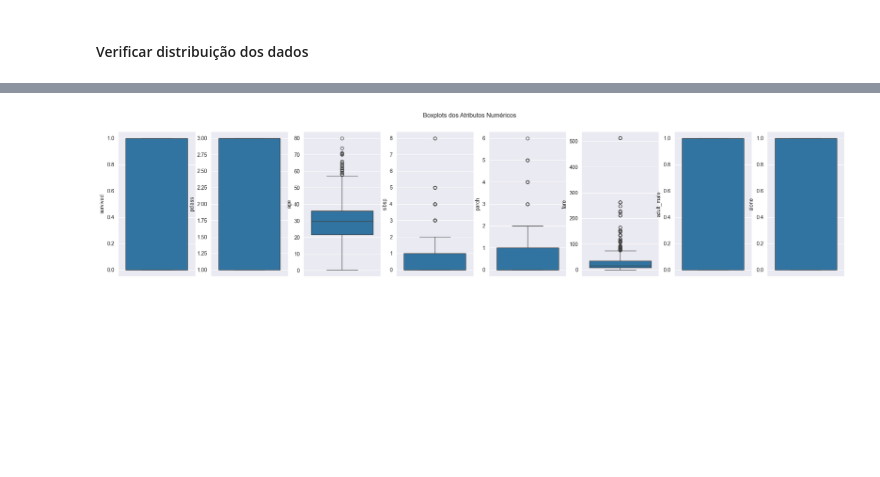
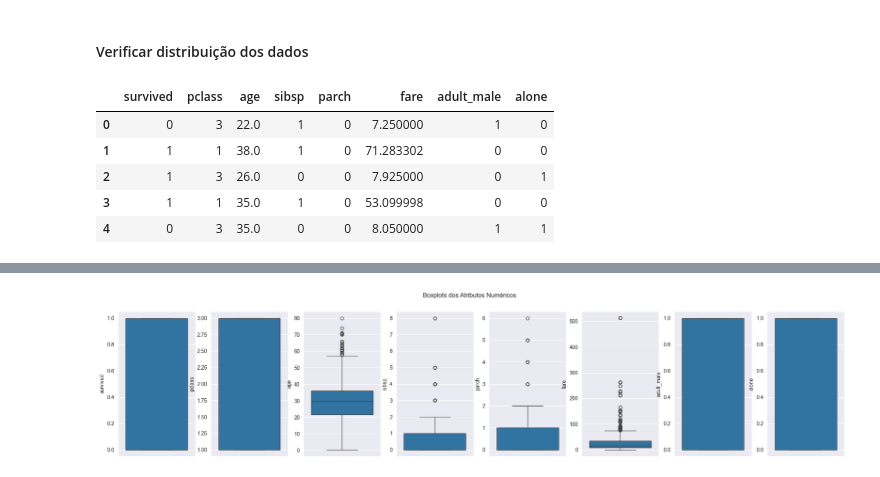
Before and after one commit to mariotlemes/pos-NLP, a Jupyter notebook: src/M3-estudo/python_para_processamento_dados_estudo_de_caso.ipynb, the cells around one changed output, grey strips where cells are left out. Cells and saved outputs as stored; diff of their text form; code cells hidden in the pictures; blank space fills up the shorter version.

```diff
--- a/src/M3-estudo/python_para_processamento_dados_estudo_de_caso.ipynb
+++ b/src/M3-estudo/python_para_processamento_dados_estudo_de_caso.ipynb
@@ -488,6 +488,21 @@ plt.show()
 #### Verificar distribuição dos dados
 # %%
 numericos = titanic.select_dtypes(include=['int', 'float', 'bool'])
+
+# selecionar colunas booleanas (adult_male e alone)
+bool_columns = numericos.select_dtypes(include='bool').columns
+
+# transformar as colunas booleanas em inteiro de 8 bits
+numericos[bool_columns] = numericos[bool_columns].astype('uint8')
+
+numericos.head()
+# %% [output]
+|  | survived | pclass | age | sibsp | parch | fare | adult_male | alone |
+| 0 | 0 | 3 | 22.0 | 1 | 0 | 7.250000 | 1 | 0 |
+| 1 | 1 | 1 | 38.0 | 1 | 0 | 71.283302 | 0 | 0 |
+| 2 | 1 | 3 | 26.0 | 0 | 0 | 7.925000 | 0 | 1 |
+| 3 | 1 | 1 | 35.0 | 1 | 0 | 53.099998 | 0 | 0 |
+| 4 | 0 | 3 | 35.0 | 0 | 0 | 8.050000 | 1 | 1 |
 # %%
 fig, ax = plt.subplots(ncols=len(numericos.columns), nrows=1, figsize=(25, 5))
 plt.suptitle("Histogramas dos Atributos Numéricos")
```
Also changed, not shown: parts of 1 cell of this notebook.
